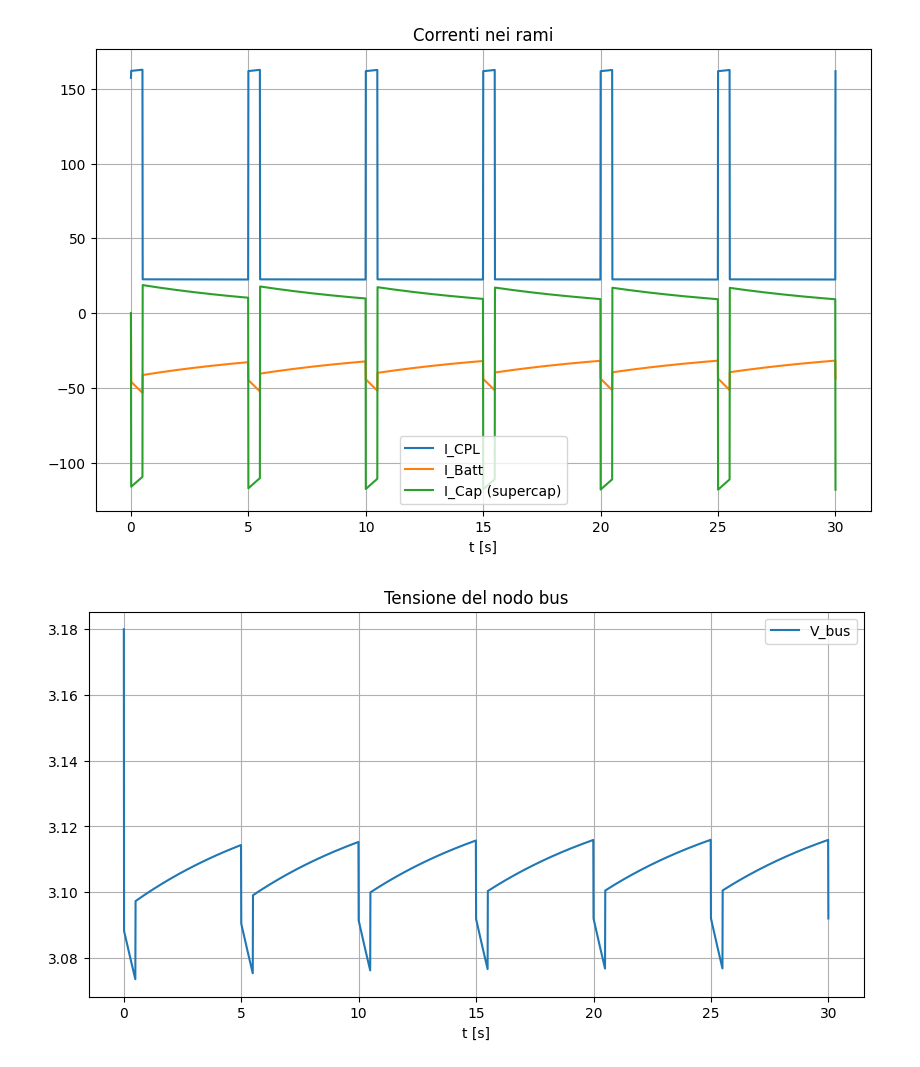
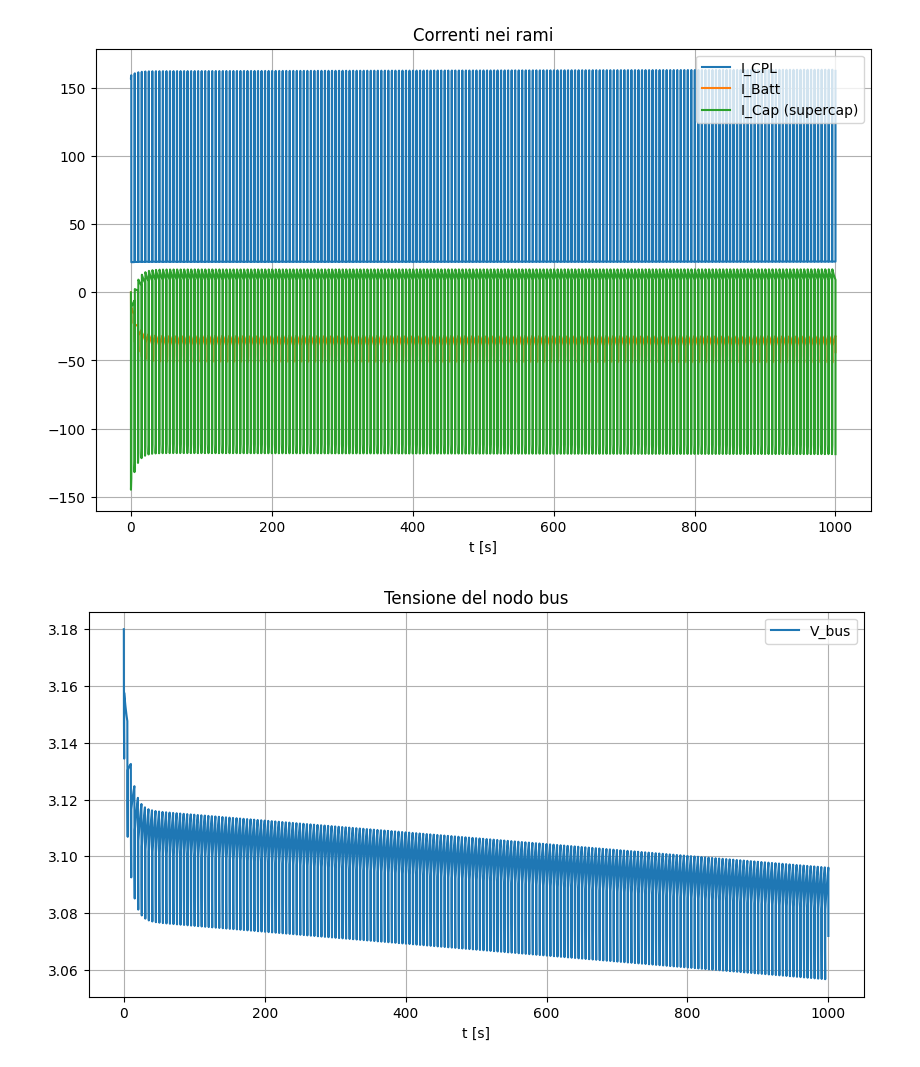
Before and after one commit to fBaz92/Electrical-simulation-engine, a Jupyter notebook: simcore/examples/notebook.ipynb, the cells around one changed output. Drawn from its saved outputs; the diff is of its cells as text; code cells hidden in the pictures.

```diff
--- a/simcore/examples/notebook.ipynb
+++ b/simcore/examples/notebook.ipynb
@@ -39,7 +39,7 @@ soc0 = 0.8
 
 
 dt = 0.01
-T = 30.0  # 500 secondi di simulazione
+T = 1000  # 500 secondi di simulazione
 
 # ---- Nodi ----
 bus = Node("bus")
@@ -70,10 +70,12 @@ components = {
     "C_sc": Capacitor(capacitor_value),
 }
 
+vsc0 = components["Batt"].ocv(0.8)
+
 net = Network(G, components, dt=dt)
 
 # Tensione iniziale nodo = OCV(SOC iniziale)
-v0 = np.array([components["Batt"].ocv(soc0), components["Batt"].ocv(soc0)])
+v0 = np.array([components["Batt"].ocv(soc0), vsc0])
 
 result = run_sim(net, t_stop=T, v0_nodes=v0)
 
@@ -137,32 +139,32 @@ bus_v  = result.v_nodes[0]
 V_drop_batt = Batt_i * esr_batt
 V_drop_sc   = Rsc_i * esr_sc
 
 
 # ---- Plot ----
 plt.figure(figsize=(10,6))
 plt.plot(result.t, CPL_i, label="I_CPL")
 plt.plot(result.t, Batt_i, label="I_Batt")
 plt.plot(result.t, C_i, label="I_Cap (supercap)")
 plt.grid(True); plt.legend(); plt.title("Correnti nei rami"); plt.xlabel("t [s]")
 plt.show()
 
 plt.figure(figsize=(10,5))
 plt.plot(result.t, bus_v, label="V_bus")
 plt.grid(True); plt.legend(); plt.title("Tensione del nodo bus"); plt.xlabel("t [s]")
 plt.show()
 
 plt.figure(figsize=(10,6))
 plt.plot(result.t, powers[:,0], label="P_CPL")
 plt.plot(result.t, powers[:,1], label="P_Batt")
 plt.plot(result.t, powers[:,3], label="P_Cap")
 plt.grid(True); plt.legend(); plt.title("Potenza nei rami"); plt.xlabel("t [s]")
 plt.show()
 
 plt.figure(figsize=(10,6))
 plt.plot(result.t, V_drop_batt, label="ΔV batteria (I*R)")
 plt.plot(result.t, V_drop_sc, label="ΔV supercap ESR")
 plt.grid(True); plt.legend(); plt.title("Cadute resistive"); plt.xlabel("t [s]")
 plt.show()
 # %% [output]
-[figure, old version]
+[figure, new version]
-[figure, old version]
+[figure, new version]
```
Also changed, not shown: parts of 5 cells of this notebook, 4 other files.
